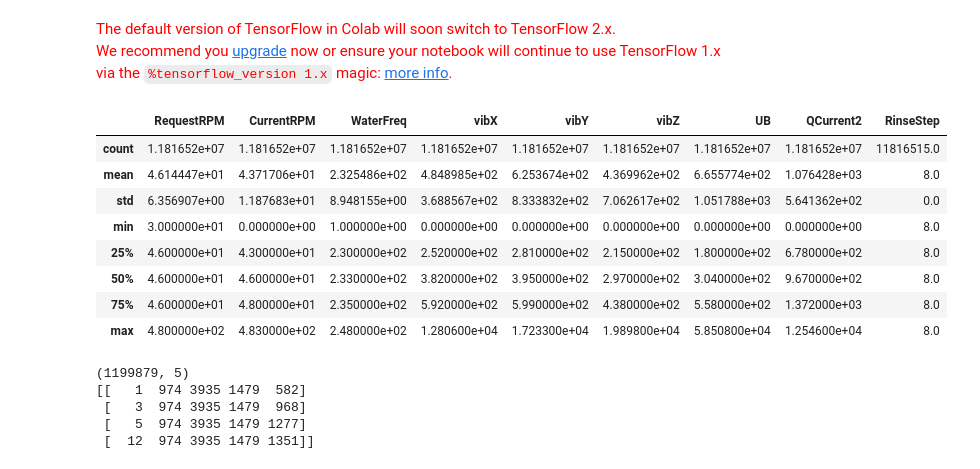
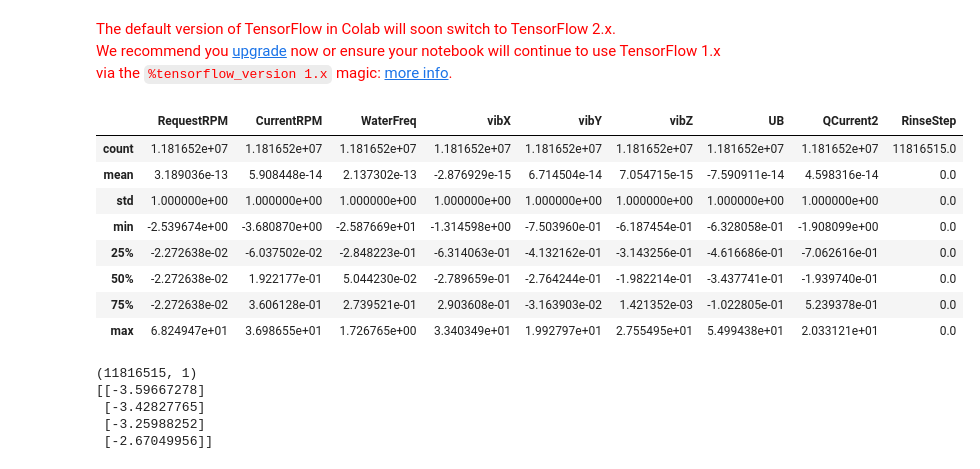
Before and after one commit to makkolli31/StillWork, a Jupyter notebook: StillWork.ipynb, the cells around one changed output. Cells and saved outputs as stored; diff of their text form; code cells hidden in the pictures.

```diff
--- a/StillWork.ipynb
+++ b/StillWork.ipynb
@@ -19,67 +19,71 @@ We recommend you upgrade now or ensure your notebook will continue to use Tensor
 # %%
 #col_names_new = ['RequestRPM', 'CurrentRPM','WaterFreq', 'vibX', 'vibY', 'vibZ', 'UB', 'QCurrent2', 'RinseStep']
 #df = pd.read_csv("/content/drive/My Drive/StillWork/V600_no01_1kgTowel_C3_HIGH_20190611_01_001.txt1_Extract.txt", sep=' ', header=None)
 #df.columns = col_names_new
 df1 = pd.read_csv("/content/drive/My Drive/StillWork/1kgTowel_Extract.txt", sep=' ')
 df2 = pd.read_csv("/content/drive/My Drive/StillWork/T셔츠_Extract.txt", sep=' ')
 df3 = pd.read_csv("/content/drive/My Drive/StillWork/Y셔츠_Extract.txt", sep=' ')
 df4 = pd.read_csv("/content/drive/My Drive/StillWork/동1타200_Extract.txt", sep=' ')
 df5 = pd.read_csv("/content/drive/My Drive/StillWork/동잠바_Extract.txt", sep=' ')
 df6 = pd.read_csv("/content/drive/My Drive/StillWork/실용2_Extract.txt", sep=' ')
 df7 = pd.read_csv("/content/drive/My Drive/StillWork/실용3_Extract.txt", sep=' ')
 df8 = pd.read_csv("/content/drive/My Drive/StillWork/실용4_Extract.txt", sep=' ')
 df9 = pd.read_csv("/content/drive/My Drive/StillWork/청바지_Extract.txt", sep=' ')
 df10 = pd.read_csv("/content/drive/My Drive/StillWork/청팬티_Extract.txt", sep=' ')
 df11 = pd.read_csv("/content/drive/My Drive/StillWork/추잠바_Extract.txt", sep=' ')
 df12 = pd.read_csv("/content/drive/My Drive/StillWork/타월2_Extract.txt", sep=' ')
 df13 = pd.read_csv("/content/drive/My Drive/StillWork/타월3_Extract.txt", sep=' ')
 df14 = pd.read_csv("/content/drive/My Drive/StillWork/타월4_Extract.txt", sep=' ')
 df15 = pd.read_csv("/content/drive/My Drive/StillWork/후드티_Extract.txt", sep=' ')
 
 df_data = pd.concat([df1, df2, df3, df4, df5, df6, df7, df8, df9, df10, df11, df12, df13, df14, df15], axis=0)
 
+normalized_df=(df_data-df_data.mean())/df_data.std()
+
 #with pd.option_context('display.float_format', '{:0.2f}'.format):
-df_data.describe()
+normalized_df.describe()
 # %% [output]
 |  | RequestRPM | CurrentRPM | WaterFreq | vibX | vibY | vibZ | UB | QCurrent2 | RinseStep |
 | count | 1.181652e+07 | 1.181652e+07 | 1.181652e+07 | 1.181652e+07 | 1.181652e+07 | 1.181652e+07 | 1.181652e+07 | 1.181652e+07 | 11816515.0 |
-| mean | 4.614447e+01 | 4.371706e+01 | 2.325486e+02 | 4.848985e+02 | 6.253674e+02 | 4.369962e+02 | 6.655774e+02 | 1.076428e+03 | 8.0 |
-| std | 6.356907e+00 | 1.187683e+01 | 8.948155e+00 | 3.688567e+02 | 8.333832e+02 | 7.062617e+02 | 1.051788e+03 | 5.641362e+02 | 0.0 |
-| min | 3.000000e+01 | 0.000000e+00 | 1.000000e+00 | 0.000000e+00 | 0.000000e+00 | 0.000000e+00 | 0.000000e+00 | 0.000000e+00 | 8.0 |
-| 25% | 4.600000e+01 | 4.300000e+01 | 2.300000e+02 | 2.520000e+02 | 2.810000e+02 | 2.150000e+02 | 1.800000e+02 | 6.780000e+02 | 8.0 |
-| 50% | 4.600000e+01 | 4.600000e+01 | 2.330000e+02 | 3.820000e+02 | 3.950000e+02 | 2.970000e+02 | 3.040000e+02 | 9.670000e+02 | 8.0 |
-| 75% | 4.600000e+01 | 4.800000e+01 | 2.350000e+02 | 5.920000e+02 | 5.990000e+02 | 4.380000e+02 | 5.580000e+02 | 1.372000e+03 | 8.0 |
-| max | 4.800000e+02 | 4.830000e+02 | 2.480000e+02 | 1.280600e+04 | 1.723300e+04 | 1.989800e+04 | 5.850800e+04 | 1.254600e+04 | 8.0 |
+| mean | 3.189036e-13 | 5.908448e-14 | 2.137302e-13 | -2.876929e-15 | 6.714504e-14 | 7.054715e-15 | -7.590911e-14 | 4.598316e-14 | 0.0 |
+| std | 1.000000e+00 | 1.000000e+00 | 1.000000e+00 | 1.000000e+00 | 1.000000e+00 | 1.000000e+00 | 1.000000e+00 | 1.000000e+00 | 0.0 |
+| min | -2.539674e+00 | -3.680870e+00 | -2.587669e+01 | -1.314598e+00 | -7.503960e-01 | -6.187454e-01 | -6.328058e-01 | -1.908099e+00 | 0.0 |
+| 25% | -2.272638e-02 | -6.037502e-02 | -2.848223e-01 | -6.314063e-01 | -4.132162e-01 | -3.143256e-01 | -4.616686e-01 | -7.062616e-01 | 0.0 |
+| 50% | -2.272638e-02 | 1.922177e-01 | 5.044230e-02 | -2.789659e-01 | -2.764244e-01 | -1.982214e-01 | -3.437741e-01 | -1.939740e-01 | 0.0 |
+| 75% | -2.272638e-02 | 3.606128e-01 | 2.739521e-01 | 2.903608e-01 | -3.163903e-02 | 1.421352e-03 | -1.022805e-01 | 5.239378e-01 | 0.0 |
+| max | 6.824947e+01 | 3.698655e+01 | 1.726765e+00 | 3.340349e+01 | 1.992797e+01 | 2.755495e+01 | 5.499438e+01 | 2.033121e+01 | 0.0 |
 # %%
-
-X1 = df1[['CurrentRPM', 'vibX', 'vibY', 'vibZ', 'QCurrent2']].values
-X2 = df2[['CurrentRPM', 'vibX', 'vibY', 'vibZ', 'QCurrent2']].values
-X3 = df3[['CurrentRPM', 'vibX', 'vibY', 'vibZ', 'QCurrent2']].values
-X4 = df4[['CurrentRPM', 'vibX', 'vibY', 'vibZ', 'QCurrent2']].values
-X5 = df5[['CurrentRPM', 'vibX', 'vibY', 'vibZ', 'QCurrent2']].values
-X6 = df6[['CurrentRPM', 'vibX', 'vibY', 'vibZ', 'QCurrent2']].values
-X7 = df7[['CurrentRPM', 'vibX', 'vibY', 'vibZ', 'QCurrent2']].values
-X8 = df8[['CurrentRPM', 'vibX', 'vibY', 'vibZ', 'QCurrent2']].values
-X9 = df9[['CurrentRPM', 'vibX', 'vibY', 'vibZ', 'QCurrent2']].values
-X10 = df10[['CurrentRPM', 'vibX', 'vibY', 'vibZ', 'QCurrent2']].values
-X11 = df11[['CurrentRPM', 'vibX', 'vibY', 'vibZ', 'QCurrent2']].values
-X12 = df12[['CurrentRPM', 'vibX', 'vibY', 'vibZ', 'QCurrent2']].values
-X13 = df13[['CurrentRPM', 'vibX', 'vibY', 'vibZ', 'QCurrent2']].values
-X14 = df14[['CurrentRPM', 'vibX', 'vibY', 'vibZ', 'QCurrent2']].values
-X15 = df15[['CurrentRPM', 'vibX', 'vibY', 'vibZ', 'QCurrent2']].values
+# features = ['CurrentRPM', 'vibX', 'vibY', 'vibZ', 'UB']
+features = ['CurrentRPM']
+X_all = normalized_df[features].values
+X1 = df1[features].values
+X2 = df2[features].values
+X3 = df3[features].values
+X4 = df4[features].values
+X5 = df5[features].values
+X6 = df6[features].values
+X7 = df7[features].values
+X8 = df8[features].values
+X9 = df9[features].values
+X10 = df10[features].values
+X11 = df11[features].values
+X12 = df12[features].values
+X13 = df13[features].values
+X14 = df14[features].values
+X15 = df15[features].values
 # X = np.vstack((X,df[['RequestRPM', 'vibX']].values))
 # X = np.vstack((X,df[['RequestRPM', 'vibX']].values))
 # X = np.vstack((X,df[['RequestRPM', 'vibX']].values))
 # X = np.row_stack([X, df[['RequestRPM', 'vibX']].values])
 
-print(X1.shape)
-print(X1[:4])
+print(X_all.shape)
+print(X_all[:4])
 # %% [output]
-(1199879, 5)
-[[   1  974 3935 1479  582]
- [   3  974 3935 1479  968]
- [   5  974 3935 1479 1277]
- [  12  974 3935 1479 1351]]
+(11816515, 1)
+[[-3.59667278]
+ [-3.42827765]
+ [-3.25988252]
+ [-2.67049956]]
 # %%
 def split_sequences(sequences, n_steps_in, n_steps_out):
   X, y = list(), list()
```
Also changed, not shown: parts of 8 cells of this notebook.
